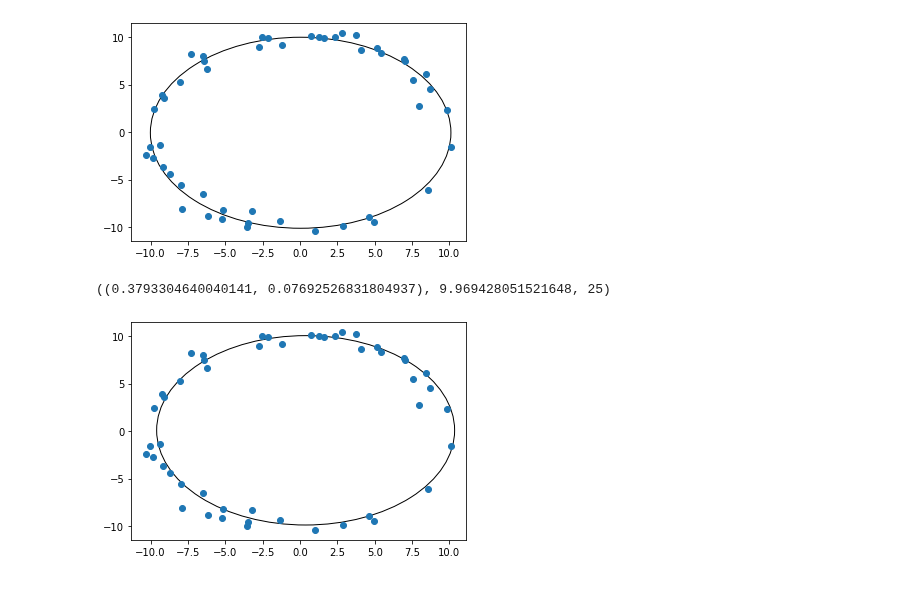
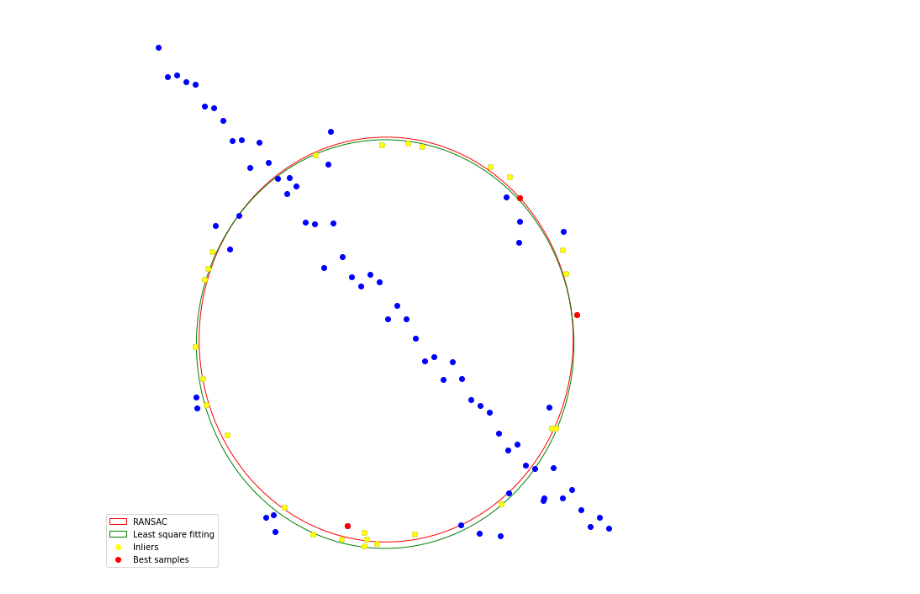
Before and after one commit to GevinduGanganath/EN2550, a Jupyter notebook: Assignment 2/Assignment 2.ipynb, the cells around one changed output. Drawn from its saved outputs; the diff is of its cells as text; code cells hidden in the pictures.

```diff
--- a/Assignment 2/Assignment 2.ipynb
+++ b/Assignment 2/Assignment 2.ipynb
@@ -13,46 +12,54 @@ s = r/16
 t = np.random.uniform(0, 2*np.pi, half_n)
 n = s*np.random.randn(half_n)
 x, y = (r+n)*np.cos(t), (r+n)*np.sin(t)
-points = np.hstack((x.reshape(half_n, 1), y.reshape(half_n, 1)))
+X_circle = np.hstack((x.reshape(half_n, 1), y.reshape(half_n, 1)))
 
-X, Y = points[:, 0], points[:, 1]
-xc,yc,r,_ = cf.least_squares_circle((points))
-
-figure, ax = plt.subplots()
-Drawing_uncolored_circle = plt.Circle((xc, yc), r, fill=False)
-ax.add_artist(Drawing_uncolored_circle)
-ax.scatter(X, Y)
-plt.show()
+m, b = -1, 2
+x = np.linspace(-12, 12, half_n)
+y = m*x + b + s*np.random.randn(half_n)
+X_line = np.hstack((x.reshape(half_n, 1), y.reshape(half_n, 1)))
-# %% [output]
-[figure, removed]
 # %%
 def RANSAC_Circle(data_points):
-    thres = np.std(points)/16
+    thres = np.std(data_points)/16  # threshold for RANSAC
     num_iterations = np.log(1 - 0.95)/np.log(1 - (1 - 0.5)**3)
     iterations_done, max_inlier_count, best_model = 0, 0, None
 
     while iterations_done < num_iterations:
         iterations_done += 1
-        np.random.shuffle(data_points)
+        np.random.shuffle(data_points)  # randomly selecting 3 data points
         sample_data = data_points[:3]
-        xc,yc,radius,_ = cf.least_squares_circle((sample_data))
+        xc,yc,radius,_ = cf.least_squares_circle((sample_data)) # estimating a circle with selected data points
         center = (xc, yc)
-        error = np.abs(radius - np.sqrt(np.sum((center - points[3:])**2, axis=1)))
-        inlier_count = np.count_nonzero(error <= thres)
-        if inlier_count > max_inlier_count:
+        error = np.abs(radius - np.sqrt(np.sum((center - data_points[3:])**2, axis=1))) # computing error of remaining data points
+        inliers = error <= thres # camparing the error with threshold
+        inlier_count = np.count_nonzero(inliers) # number of inliers
+        if inlier_count > max_inlier_count: # selecting the best model
             max_inlier_count = inlier_count
-            best_model = (center, radius, inlier_count)
+            inlier_points = []
+            for index, inlier in enumerate(inliers): # filtering the inlier points
+                if inlier == True:
+                    inlier_points.append(data_points[3:][index])
+            inlier_points = np.array(inlier_points)
+            best_model = (center, radius, data_points[:3], inlier_points)
 
     return best_model
-# %%
-best_model = RANSAC_Circle(points)
-print(best_model)
-
-figure, ax = plt.subplots()
-Drawing_uncolored_circle = plt.Circle(best_model[0], best_model[1], fill=False)
-ax.add_artist(Drawing_uncolored_circle)
-ax.scatter(X, Y)
-plt.show()
-# %% [output]
-((0.3793304640040141, 0.07692526831804937), 9.969428051521648, 25)
-[figure, removed]
+# %%
+best_model = RANSAC_Circle(X_circle)
+xc,yc,r,_ = cf.least_squares_circle((X_circle))
+
+figure, ax = plt.subplots(figsize=(12, 12))
+RASNSAC_circle = plt.Circle(best_model[0], best_model[1], fill=False, color='red', label='RANSAC')
+ax.add_artist(RASNSAC_circle)
+circle = plt.Circle((xc, yc), r, fill=False, color='green', label='Least square fitting')
+ax.add_artist(circle)
+ax.scatter(X_circle[:, 0], X_circle[:, 1], c='blue')
+ax.scatter(X_line[:, 0], X_line[:, 1], c='blue')
+ax.scatter(best_model[3][:, 0], best_model[3][:, 1], c='yellow', label='Inliers')
+ax.scatter(best_model[2][:, 0], best_model[2][:, 1], c='red', label='Best samples')
+plt.legend(loc=3)
+plt.xlim(-15, 15)
+plt.axis('off')
+plt.savefig(r"Report\Images\1.png")
+plt.show()
+# %% [output]
+[figure, added]
```
Also changed, not shown: parts of 1 cell of this notebook, 9 other files.
